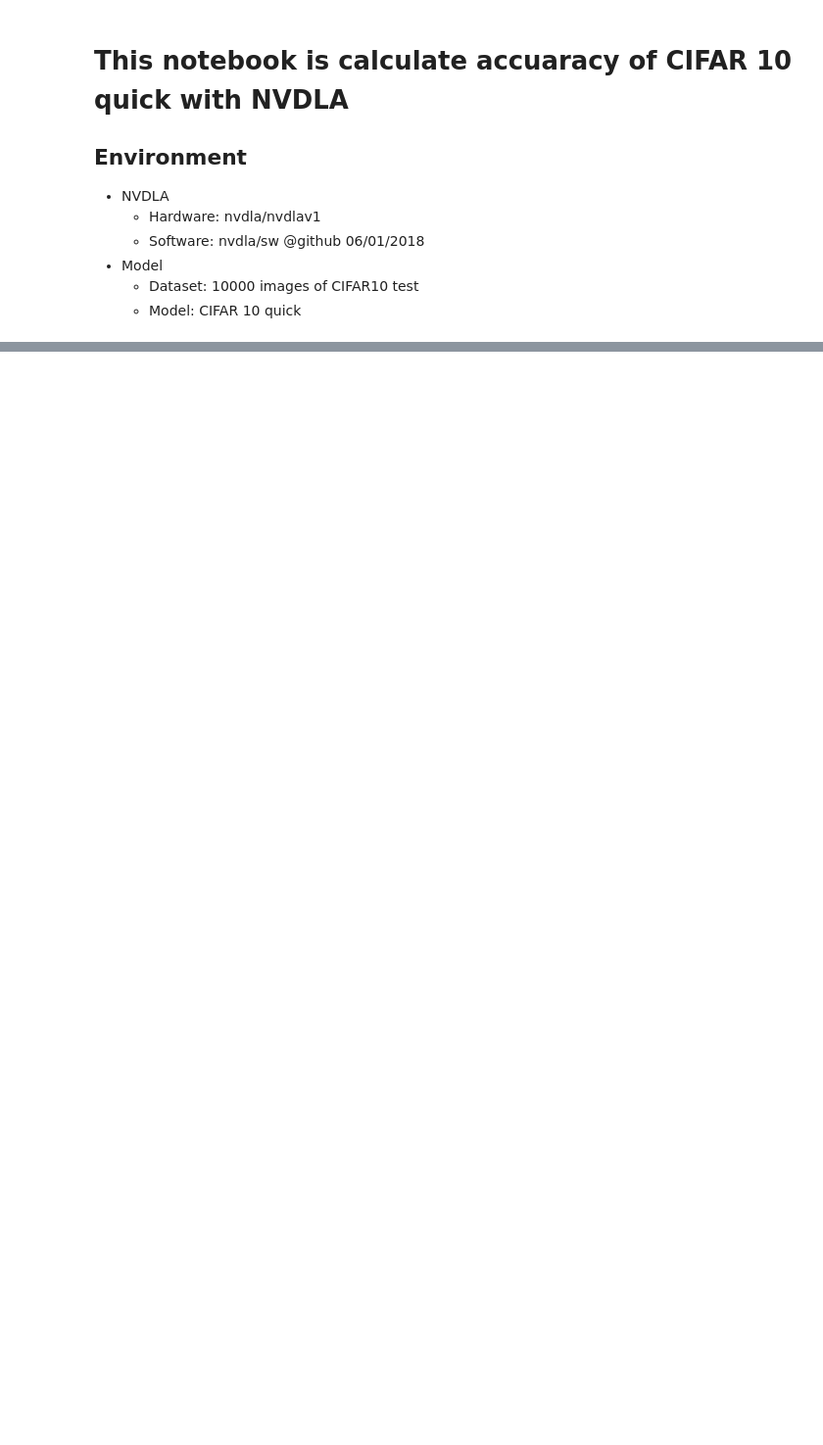
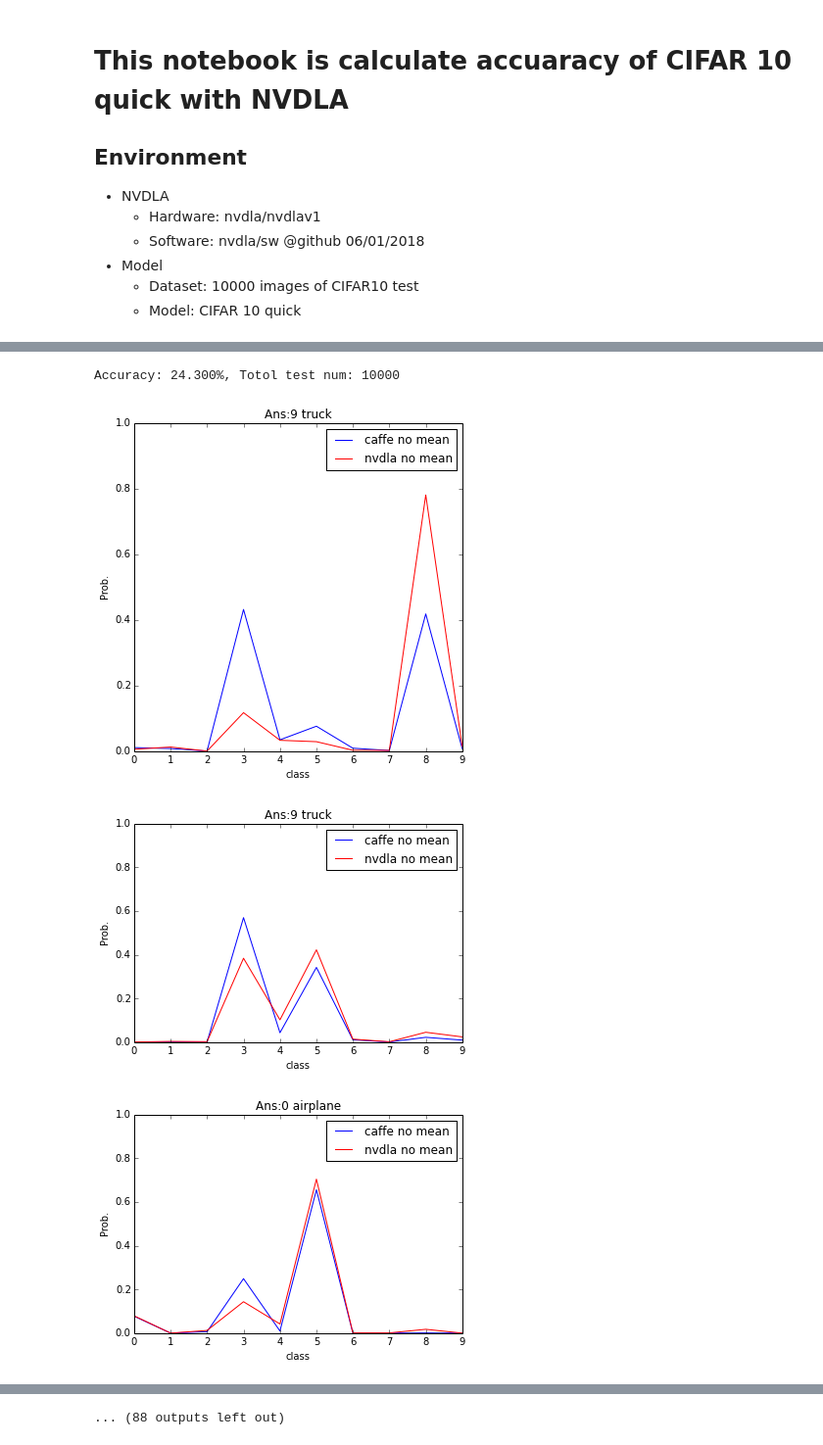
Before and after one commit to MINZHIJI/nvdla_exploration, a Jupyter notebook: cifar_nvdla_accuracy.ipynb, the cells around one changed output, grey strips where cells are left out. Shown at 98% size. Cells and saved outputs as stored; diff of their text form; code cells hidden in the pictures; blank space fills up the shorter version.

```diff
--- a/cifar_nvdla_accuracy.ipynb
+++ b/cifar_nvdla_accuracy.ipynb
@@ -40,16 +83,20 @@ def read_dimg(dimg_file):
 # %%
 dimg_root_path = '/home/caslab/workspace/NVDLA/sw_6_1/prebuilt/linux/runtime/test/'
 dimg_files = read_files(dimg_root_path,'dimg')
-
-
+image_root = '/home/caslab/workspace/NVDLA/sw_6_1/prebuilt/linux/image/test_cifar/'
+prototxt_path = '/home/caslab/workspace/NVDLA/sw_6_1/prebuilt/linux/model/cifar_quick/prototxt/cifar10_quick_12_prob.prototxt'
+weight_path = '/home/caslab/workspace/NVDLA/sw_6_1/prebuilt/linux/model/cifar_quick/weight/cifar10_quick_iter_4000.caffemodel'
 
 test_name = []
 nvdla_result = []
+caffe_result = []
 
 for element in dimg_files:
     tmp = os.path.basename(element).split('.')[0].split('_')[1]
+    image_path = image_root + os.path.basename(element).split('.')[0] + ".jpg"
     test_name.append(tmp)
     nvdla_result.append(read_dimg(element))
+    caffe_result.append(caffe_inference(image_path,prototxt_path,weight_path,32,32))
 # %%
 cifar10_synset_file = '/home/caslab/workspace/dataset/cifar/labels.txt'
 cifar_labels = np.genfromtxt(cifar10_synset_file, str, delimiter='\n')
@@ -84,0 +137,34 @@ Accuracy: 25.378%, Totol test num: 2380
+# %%
+print("Accuracy: %.3f%%, Totol test num: %d"%((counter*100/len(caffe_result)),len(caffe_result)))
+# %% [output]
+Accuracy: 24.300%, Totol test num: 10000
+# %%
+pixel_width = 6
+pixel_height = 6
+plt.figure(figsize=(pixel_width, pixel_height))
+aa = range(0,10)
+for z in range(0,100):
+    l1, = plt.plot(aa,caffe_result[z], 'b-' , label = 'caffe no mean')
+    l2, = plt.plot(aa,nvdla_result[z], 'r-' , label = 'nvdla no mean')
+
+
+    plt.xlim((0, 9))
+    plt.ylim((0, 1))
+    plt.title("Ans:%d %s"%(label.index( test_name[z]),test_name[z]))
+    plt.xlabel('class')
+    plt.ylabel('Prob.')
+
+#     plt.legend(handles = [l1, l2,], labels = ['caffe', 'nvdla'], loc = 'best')
+    plt.legend(loc = 'best') #, labels = ['caffe', 'no mean'], loc = 'best')
+
+    plt.show()
+#     print("-----------loss rate: %2.3f%% | cross entropy: %f -----------------"%((caffe_nvdla_loss[z]*100),(caffe_nvdla_cross_entropy[z])))
+#
+# # print aa
+# plt.plot(aa,predictions[0],'y--',aa, dimg_no_mean , 'r--', aa, dimg_mean_bgr, 'b--', aa, dimg_mean_rgb, 'g--')
+# plt.axis([0, 50, 0, 1])
+# plt.show()
+# %% [output]
+[figure, added]
+[figure, added]
+[figure, added]
@@ -84,0 +180 @@ Accuracy: 25.378%, Totol test num: 2380
+... (88 outputs left out)
```
Also changed, not shown: parts of 6 cells of this notebook.
